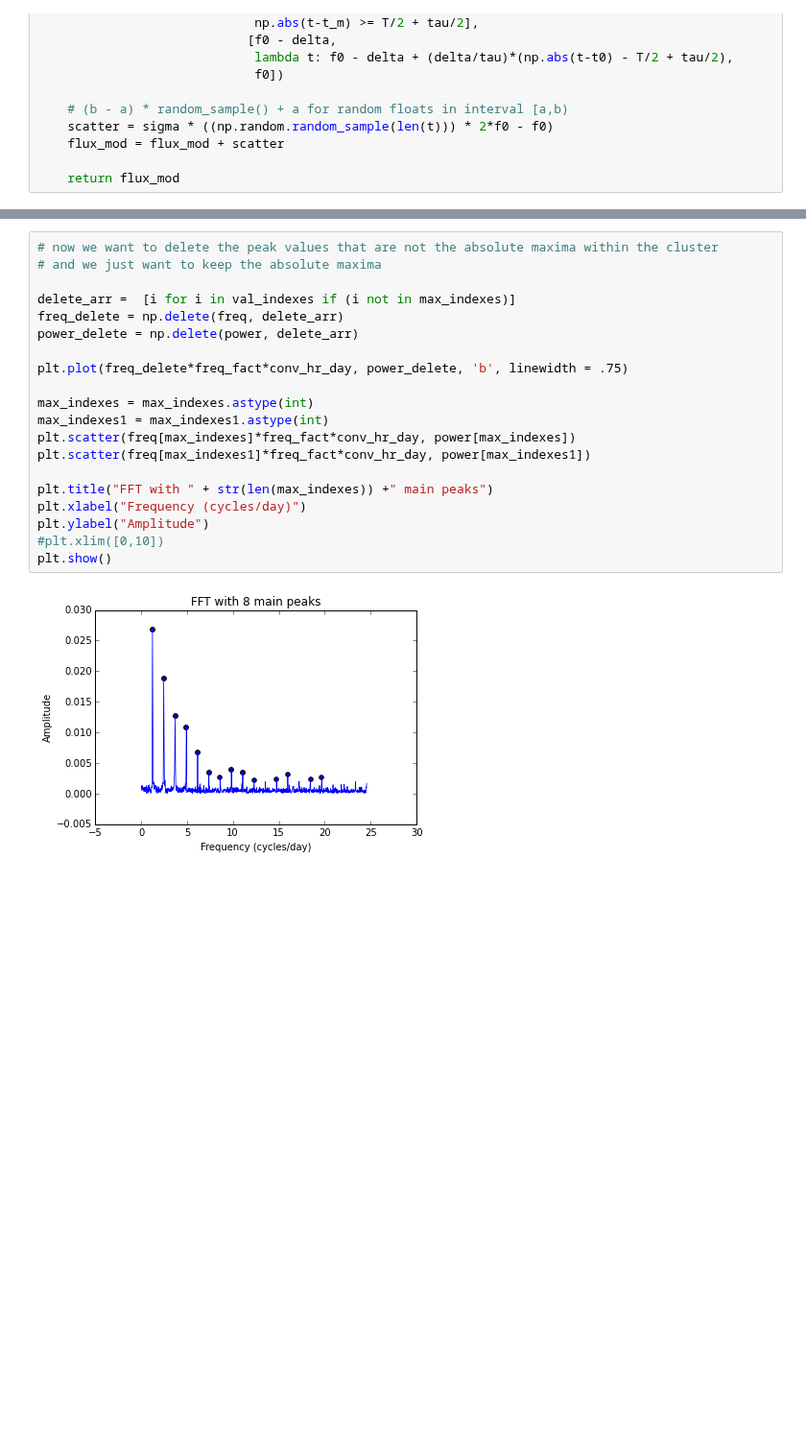
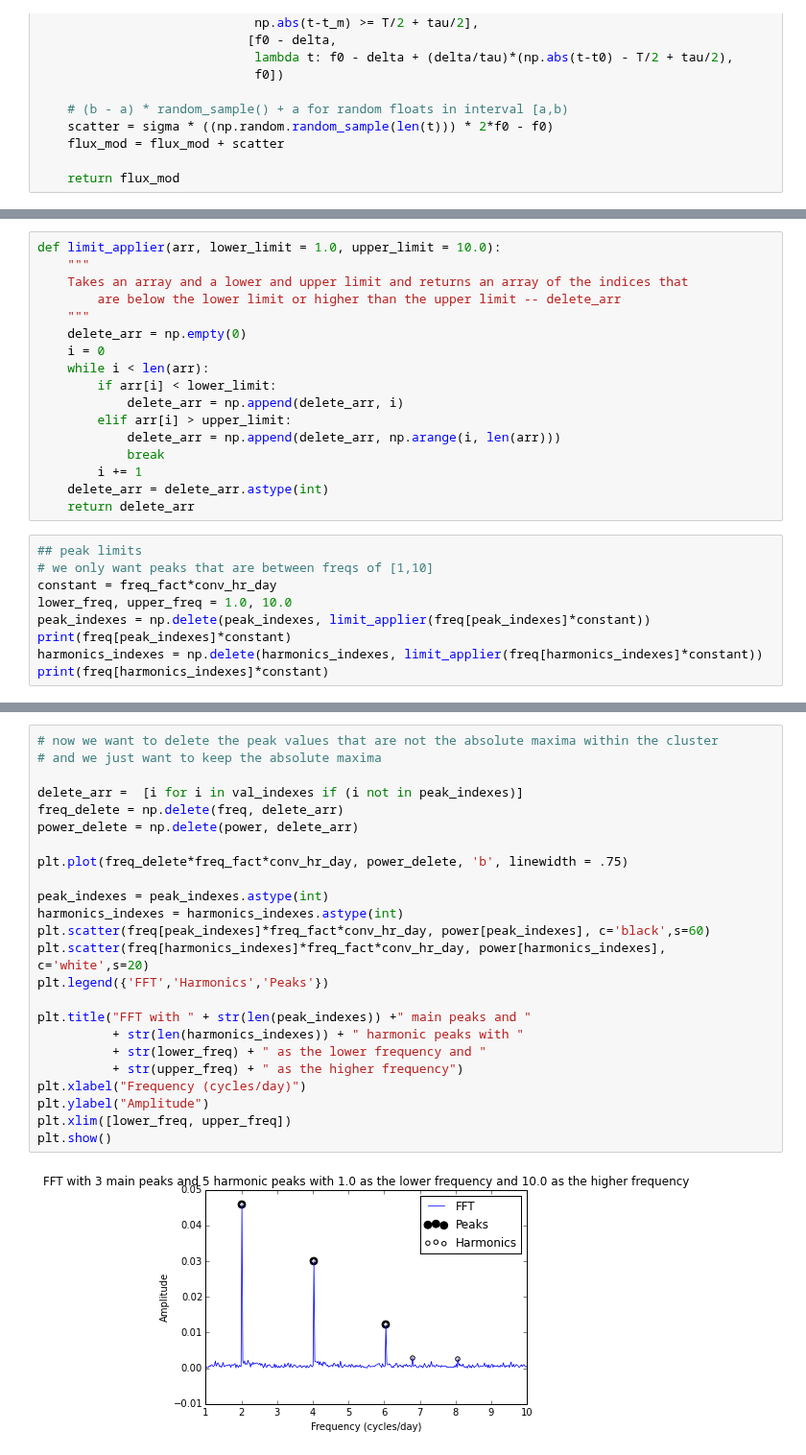
Before and after one commit to dianadianadiana/FFT, a Jupyter notebook: flux_function_transit.ipynb, the cells around one changed output, grey strips where cells are left out. Shown at 96% size. Drawn from its saved outputs; the diff is of its cells as text; blank space fills up the shorter version.

Commit message:
using lists now instead of arrays -- still need to change the cluster algorithm

```diff
--- a/flux_function_transit.ipynb
+++ b/flux_function_transit.ipynb
@@ -465,0 +460,26 @@ Indexes where the max values of each peak cluster above 3: [  50.  101.  153.  2
+# %%
+def limit_applier(arr, lower_limit = 1.0, upper_limit = 10.0):
+    """
+    Takes an array and a lower and upper limit and returns an array of the indices that
+        are below the lower limit or higher than the upper limit -- delete_arr
+    """
+    delete_arr = np.empty(0)
+    i = 0
+    while i < len(arr):
+        if arr[i] < lower_limit:
+            delete_arr = np.append(delete_arr, i)
+        elif arr[i] > upper_limit:
+            delete_arr = np.append(delete_arr, np.arange(i, len(arr)))
+            break
+        i += 1
+    delete_arr = delete_arr.astype(int)
+    return delete_arr
+# %%
+## peak limits
+# we only want peaks that are between freqs of [1,10]
+constant = freq_fact*conv_hr_day
+lower_freq, upper_freq = 1.0, 10.0
+peak_indexes = np.delete(peak_indexes, limit_applier(freq[peak_indexes]*constant))
+print(freq[peak_indexes]*constant)
+harmonics_indexes = np.delete(harmonics_indexes, limit_applier(freq[harmonics_indexes]*constant))
+print(freq[harmonics_indexes]*constant)
@@ -466,22 +489,26 @@ Indexes where the max values of each peak cluster above 3: [  50.  101.  153.  2
 # %%
 # now we want to delete the peak values that are not the absolute maxima within the cluster
 # and we just want to keep the absolute maxima
 
-delete_arr =  [i for i in val_indexes if (i not in max_indexes)]
+delete_arr =  [i for i in val_indexes if (i not in peak_indexes)]
 freq_delete = np.delete(freq, delete_arr)
 power_delete = np.delete(power, delete_arr)
 
 plt.plot(freq_delete*freq_fact*conv_hr_day, power_delete, 'b', linewidth = .75)
 
-max_indexes = max_indexes.astype(int)
-max_indexes1 = max_indexes1.astype(int)
-plt.scatter(freq[max_indexes]*freq_fact*conv_hr_day, power[max_indexes])
-plt.scatter(freq[max_indexes1]*freq_fact*conv_hr_day, power[max_indexes1])
+peak_indexes = peak_indexes.astype(int)
+harmonics_indexes = harmonics_indexes.astype(int)
+plt.scatter(freq[peak_indexes]*freq_fact*conv_hr_day, power[peak_indexes], c='black',s=60)
+plt.scatter(freq[harmonics_indexes]*freq_fact*conv_hr_day, power[harmonics_indexes], c='white',s=20)
+plt.legend({'FFT','Harmonics','Peaks'})
 
-plt.title("FFT with " + str(len(max_indexes)) +" main peaks")
+plt.title("FFT with " + str(len(peak_indexes)) +" main peaks and "
+          + str(len(harmonics_indexes)) + " harmonic peaks with "
+          + str(lower_freq) + " as the lower frequency and "
+          + str(upper_freq) + " as the higher frequency")
 plt.xlabel("Frequency (cycles/day)")
 plt.ylabel("Amplitude")
-#plt.xlim([0,10])
+plt.xlim([lower_freq, upper_freq])
 plt.show()
 # %% [output]
-[figure, old version]
+[figure, new version]
```
Also changed, not shown: parts of 21 cells of this notebook.
